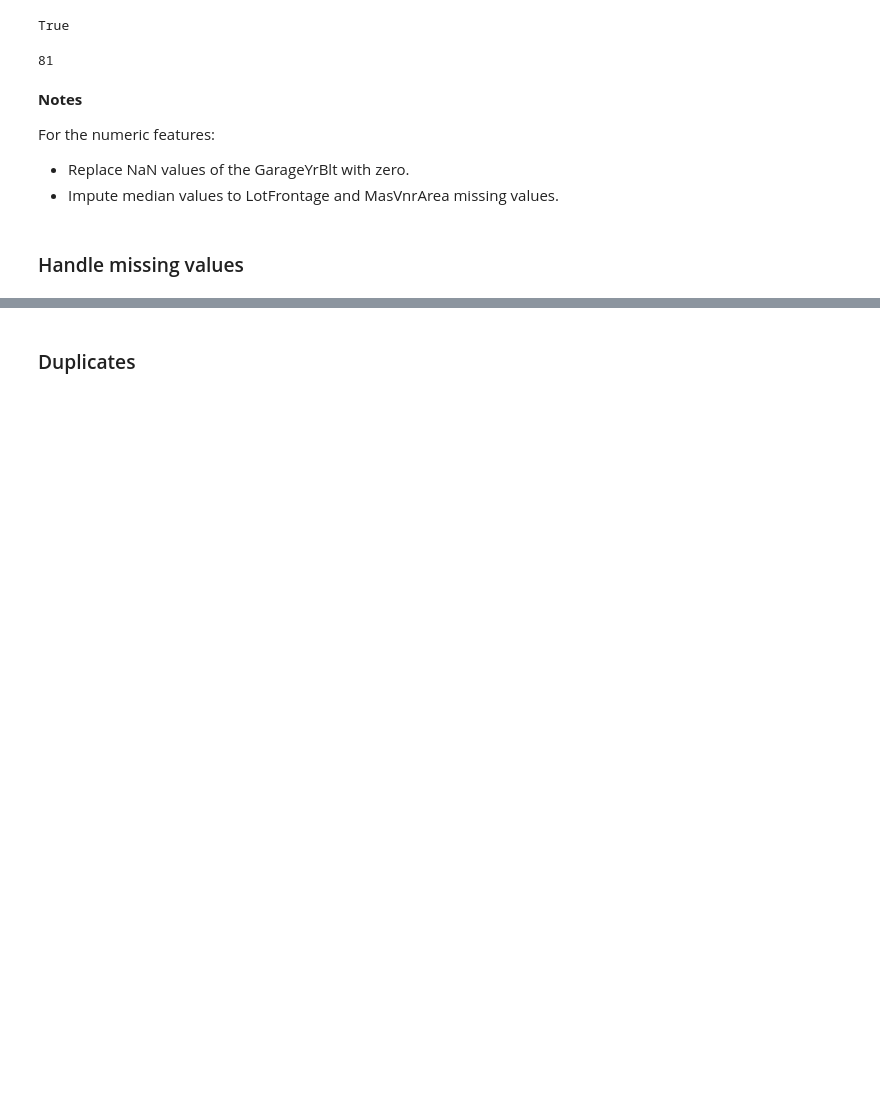
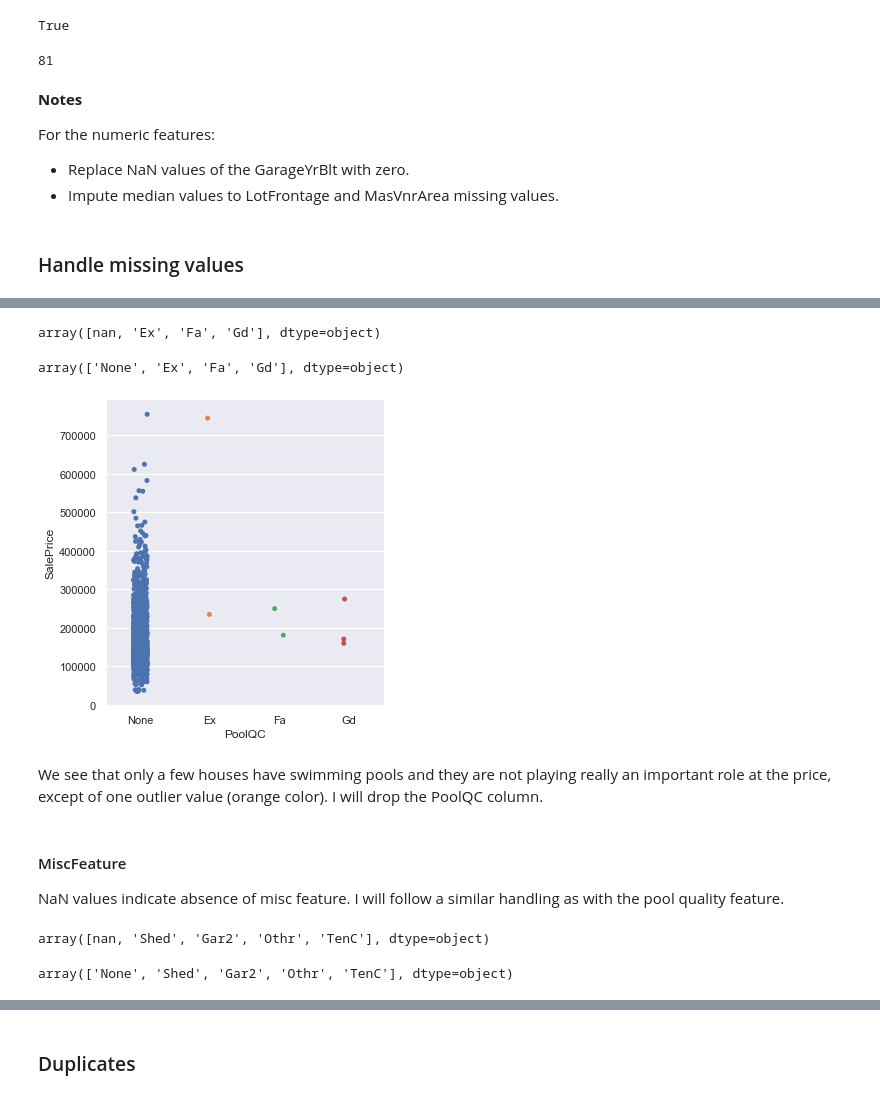
Before and after one commit to gepallas/ML_House_Prices, a Jupyter notebook: HousePricesEDA.ipynb, the cells around one changed output, grey strips where cells are left out. Cells and saved outputs as stored; diff of their text form; code cells hidden in the pictures; blank space fills up the shorter version.

Commit message:
Handle missing values.

```diff
--- a/HousePricesEDA.ipynb
+++ b/HousePricesEDA.ipynb
@@ -305,0 +292,16 @@ For the numeric features:
+# %%
+train_clean.PoolQC.unique()
+# %% [output]
+array([nan, 'Ex', 'Fa', 'Gd'], dtype=object)
+# %%
+train_clean['PoolQC'].replace({np.NaN: 'None'}, inplace=True)
+# %%
+train_clean.PoolQC.unique()
+# %% [output]
+array(['None', 'Ex', 'Fa', 'Gd'], dtype=object)
+# %%
+sns.catplot(x='PoolQC', y='SalePrice', data=train_clean);
+# %% [output]
+[figure, added]
+# %% [markdown]
+We see that only a few houses have swimming pools and they are not playing really an important role at the price, except of one outlier value (orange color). I will drop the PoolQC column.
@@ -305,0 +310,13 @@ For the numeric features:
+# %% [markdown]
+#### MiscFeature
+
+NaN values indicate absence of misc feature. I will follow a similar handling as with the pool quality feature.
+# %%
+train_clean.MiscFeature.unique()
+# %% [output]
+array([nan, 'Shed', 'Gar2', 'Othr', 'TenC'], dtype=object)
+# %%
+train_clean['MiscFeature'].replace({np.NaN: 'None'}, inplace=True)
+train_clean.MiscFeature.unique()
+# %% [output]
+array(['None', 'Shed', 'Gar2', 'Othr', 'TenC'], dtype=object)
```
Also changed, not shown: parts of 46 cells of this notebook.
